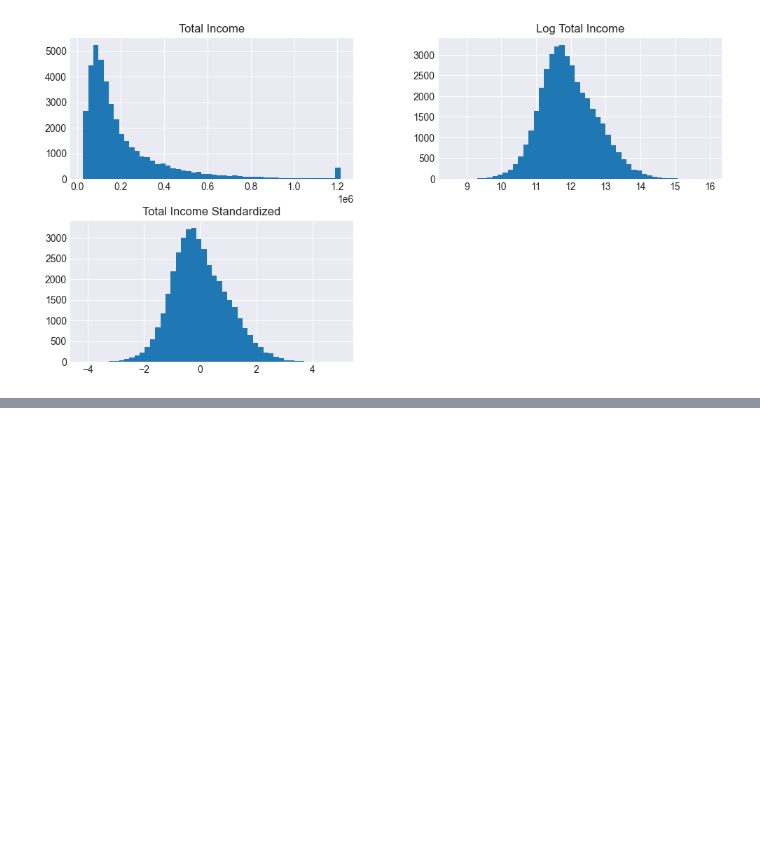
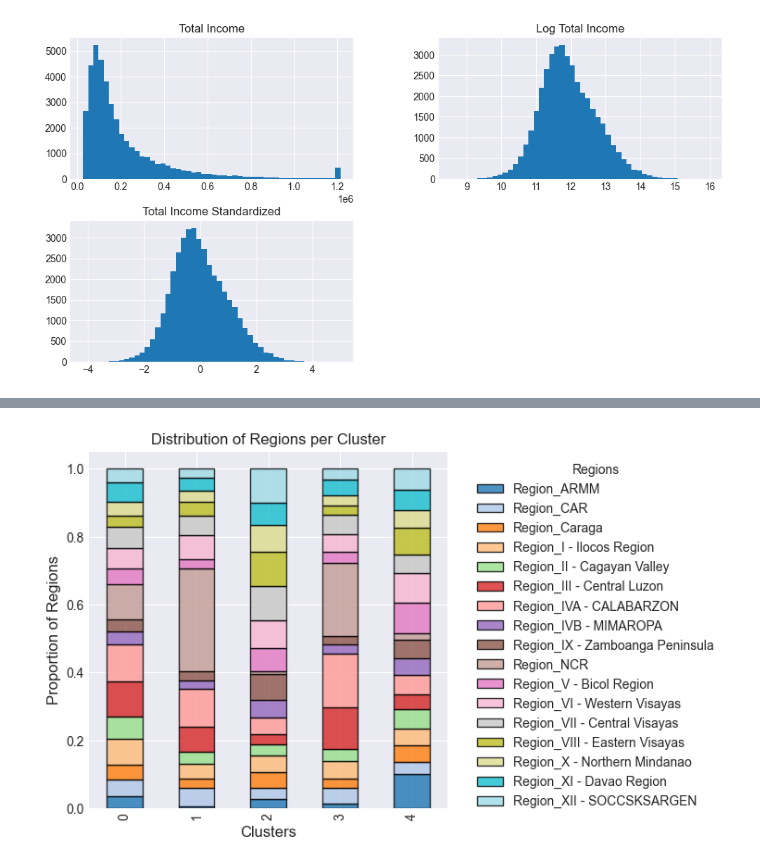
Before and after one commit to definitelyliz/CSMODEL-Phase-1, a Jupyter notebook: CSMODEL Phase 1.ipynb, the cells around one changed output, grey strips where cells are left out. Drawn from its saved outputs; the diff is of its cells as text; code cells hidden in the pictures; blank space fills up the shorter version.

Commit message:
preprocessing edits + initial kmeans

```diff
--- a/CSMODEL Phase 1.ipynb
+++ b/CSMODEL Phase 1.ipynb
@@ -1130,0 +1172,7 @@ plt.show()
+# %%
+k = 5 # no of clusters
+start_var = 0
+end_var = len(data.columns)
+num_observations = len(data)
+# %%
+kmeans = KMeans(k, start_var, end_var, num_observations, data)
@@ -1130,0 +1193,2 @@ plt.show()
+# %%
+final_clusters = kmeans.train(data, 300)
@@ -1130,0 +1271,12 @@ plt.show()
+# %%
+data['Cluster'] = final_clusters
+
+# melt() from gpt > Prompt: what visualization can i use to understand if income levels within regions are distinct enough to allow for meaningful clusters or patterns?
+region_data = data.melt(
+    id_vars=['Total Income Standardized', 'Cluster'],
+    value_vars=region_columns,
+    var_name='Region',
+    value_name='Is_Region'
+)
+
+region_data = region_data[region_data['Is_Region'] == 1]
@@ -1130,0 +1305,19 @@ plt.show()
+# %%
+region_cluster_counts = data.groupby('Cluster')[region_columns].sum()
+region_cluster_percentages = region_cluster_counts.div(region_cluster_counts.sum(axis=1), axis=0)
+region_cluster_percentages.plot(
+    kind='bar',
+    stacked=True,
+    figsize=(5, 5),
+    colormap='tab20',
+    edgecolor='k',
+    alpha=0.8
+)
+
+plt.title('Distribution of Regions per Cluster', fontsize=12)
+plt.xlabel('Clusters', fontsize=12)
+plt.ylabel('Proportion of Regions', fontsize=12)
+plt.legend(title='Regions', bbox_to_anchor=(1.05, 1))
+plt.show()
+# %% [output]
+[figure, added]
```
Also changed, not shown: parts of 15 cells of this notebook.
